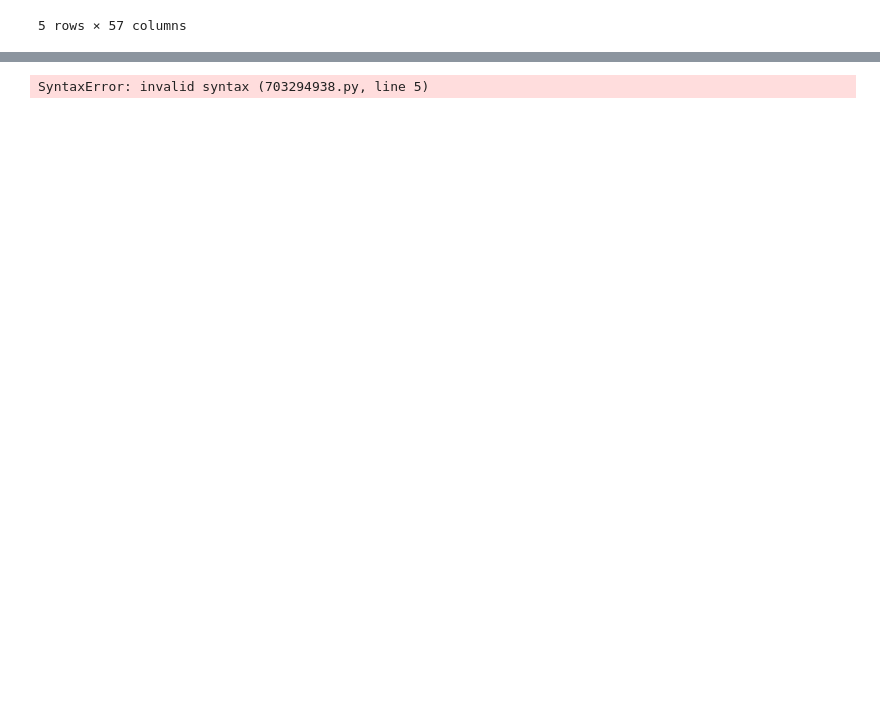
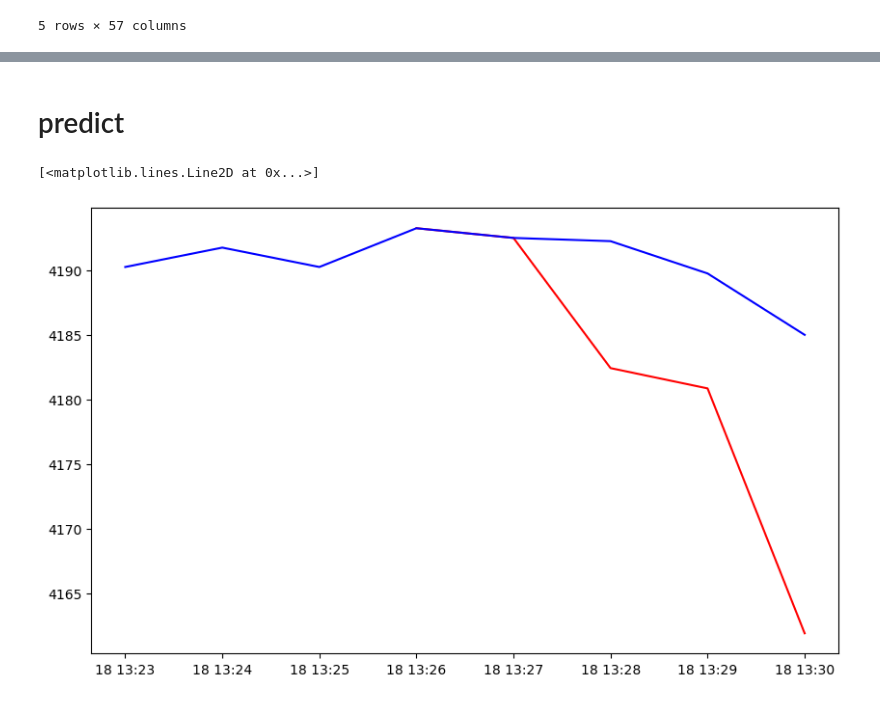
Before and after one commit to Jpaku93/ML_Stock_Regression, a Jupyter notebook: RNN_LSTM_price_prediction.ipynb, the cells around one changed output, grey strips where cells are left out. Saved outputs shown, nothing was run; the diff lists cells and outputs as text; code cells hidden in the pictures; blank space fills up the shorter version.

```diff
--- a/RNN_LSTM_price_prediction.ipynb
+++ b/RNN_LSTM_price_prediction.ipynb
@@ -69,3 +53,9 @@ EPOCHS = 50
+# %%
+### define some global parameters
+# "look back" days. This is the number of historical days we use to predict tomorrow.
+LB = 5
+# number of epochs.
+EPOCHS = 50
 # %%
 # Create an RNN LSTM model class to predict the price of a stock
 class RNN_LSTM_price_prediction:
@@ -196,33 +165,41 @@ def predict_next_day(data):
-# %%
-predict_step = 30
-look_back = 60
-# get the last 100 day closing price
-testdays = data['close'].to_frame().tail(100).values
-pred_test = testdays[-look_back]
-
-
-next_day = predict_next_day(predict)
-# predict a day and add it to the list
-# for i in range(predict_step):
-#     next_day = predict_next_day(predict)
-#     predict = np.append(predict, next_day)
-# add to prediction to predict list
-
-predict = np.append(predict, next_day.valu)
-
-
-next_day = predict_next_day(predict)
-
-# predict = np.append(predict, next_day)
-# print(len(predict))
-
-# plot
-plt.figure(figsize=(10, 6))
-plt.plot(predict, color='red', label='Real')
-plt.title('Stock Price Prediction')
-plt.xlabel('Time')
-plt.ylabel('Stock Price')
-plt.legend()
-plt.show()
-# %% [output]
-SyntaxError: invalid syntax (703294938.py, line 5)
+# %%
+# get a prediction for the next day
+def predict_next_day(model, data, LB):
+    # get the last LB days
+    last_LB_days = data[-LB:]
+    # scale the data
+    last_LB_days_scaled = model.scaler.transform(last_LB_days)
+    # predict the next day
+    prediction = model.model.predict(last_LB_days_scaled.reshape(1, LB, 1))
+    # unscale the prediction
+    prediction = model.scaler.inverse_transform(prediction)
+    return prediction
+# %% [markdown]
+# predict
+# %%
+predict_days = 3
+
+
+Test_Actual_data =  data['close'].tail(LB + predict_days).to_frame()
+# get the last 30 rows of the data
+last_30_days = Test_Actual_data['close'].tail(predict_days).to_frame()
+# cut the last 30 rows of the data
+pred_days = pd.DataFrame(index=last_30_days.index, columns=['close'])
+pred_days
+# concatenate the last 30 rows of the data with the predicted 30 days
+pred_days = pd.concat([Test_Actual_data[:-predict_days],pred_days])
+
+
+
+for i in range(predict_days):
+    # Test_Prediction_data.at[Test_Prediction_data.index[-predict_days], 'close'] = predict_next_day(rnn_lstm, Test_Prediction_data[:-predict_days].values, LB).flatten()[0]
+    pred_days.at[ pred_days.index[-predict_days+i], 'close'] = predict_next_day(rnn_lstm, pred_days[:-predict_days+i].values, LB).flatten()[0]
+    pred_days = pred_days[1:]
+
+# plot the prediction
+plt.figure(figsize=(10, 6))
+plt.plot(pred_days['close'], color='red', label='Real')
+plt.plot(Test_Actual_data['close'], color='blue', label='Predicted')
+# %% [output]
+[<matplotlib.lines.Line2D at 0x...>]
+[figure, added]
```
Also changed, not shown: parts of 3 cells of this notebook.
